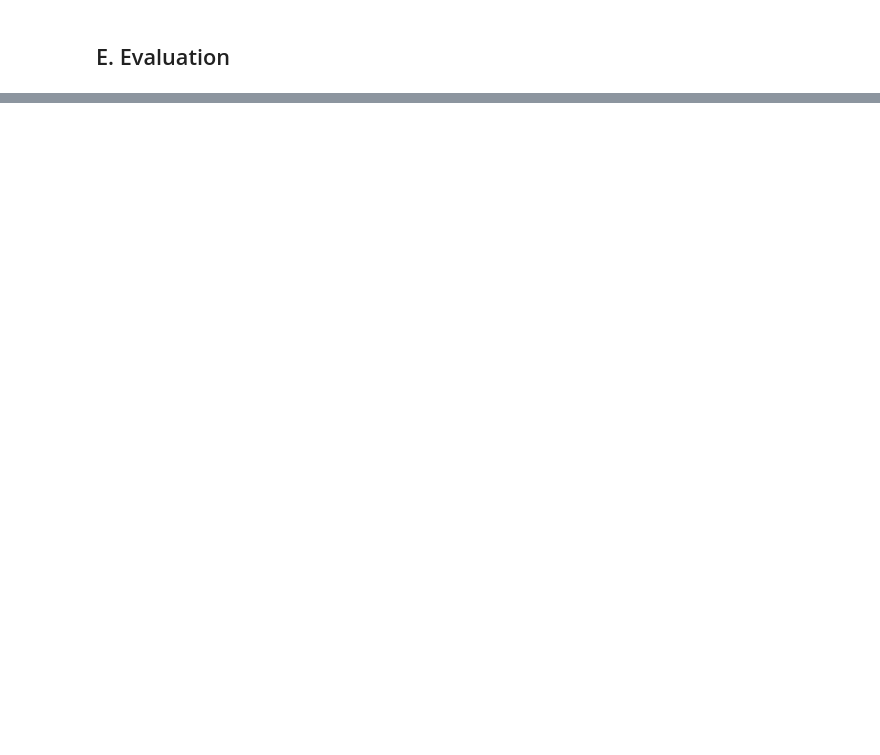
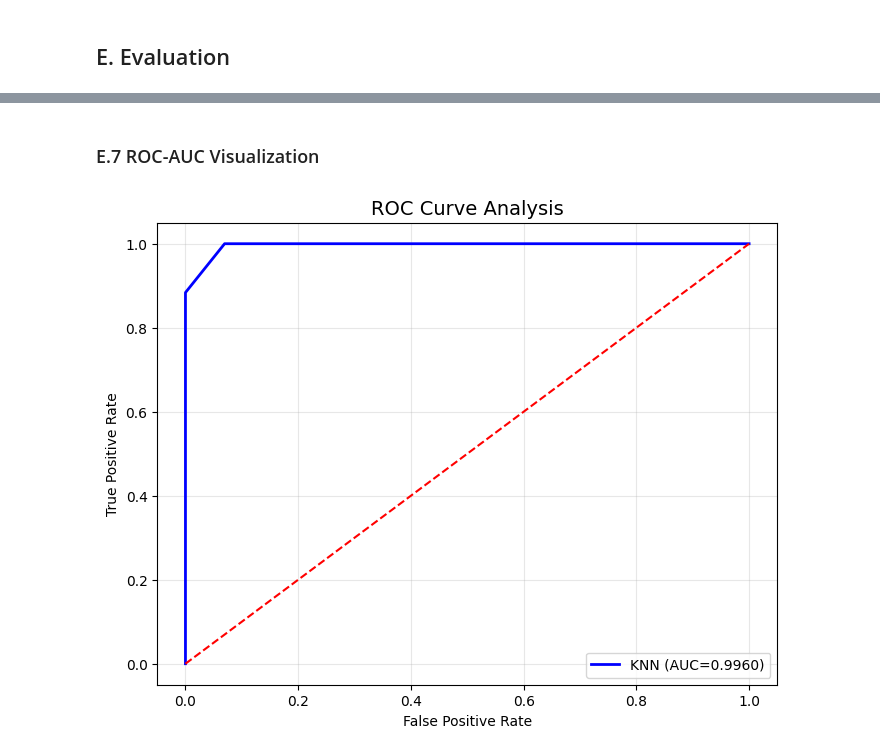
Before and after one commit to HablSank/1Day-1Dataset_MachineLearningProject, a Jupyter notebook: Day-12/KNN (Breast Cancer Wisconsin)/breast-cancer.ipynb, the cells around one changed output, grey strips where cells are left out. Cells and saved outputs as stored; diff of their text form; code cells hidden in the pictures; blank space fills up the shorter version.

Commit message:
Day - 12 (K-Nearest Neighbors) Done

```diff
--- a/Day-12/KNN (Breast Cancer Wisconsin)/breast-cancer.ipynb
+++ b/Day-12/KNN (Breast Cancer Wisconsin)/breast-cancer.ipynb
@@ -503,0 +508,5 @@ plt.show()
+# %%
+model = KNN(3, 1)
+model.train(X_train.values, y_train.values)
+test_predictions = model.predict(X_test.values)
+train_predictions = model.predict(X_train.values)
@@ -505,0 +812,74 @@ plt.show()
+# %% [markdown]
+### E.7 ROC-AUC Visualization
+# %%
+# --- 1. Fungsi Hitung Keyakinan (Probabilitas) ---
+def get_probabilities(X_train, y_train, X_test, k=5):
+    if hasattr(X_train, 'values'):
+        X_train = X_train.values
+    if hasattr(y_train, 'values'):
+        y_train = y_train.values
+    if hasattr(X_test, 'values'):
+        X_test = X_test.values
+
+    probs = []
+    # Loop setiap data test
+    for row in X_test:
+        # Hitung jarak ke semua data training (Euclidean)
+        dists = np.sum(np.abs(X_train - row), axis=1)
+
+        # Ambil K tetangga terdekat
+        idx_neighbors = np.argsort(dists)[:k]
+        labels_neighbors = y_train[idx_neighbors]
+
+        # Hitung: Berapa persen yang bilang "Anjing" (Class 1)?
+        # Contoh: 4 dari 5 tetangga bilang Anjing -> Probabilitas = 0.8
+        prob_dog = np.mean(labels_neighbors == 1)
+        probs.append(prob_dog)
+
+    return np.array(probs)
+
+# --- 2. Main Logic: Hitung & Gambar ROC Curve ---
+# Pastikan data cuma 0 dan 1 (buang class 2 jika ada)
+mask = y_test != 2
+X_test_bin = X_test[mask]
+y_test_bin = y_test[mask]
+
+# Ambil Probabilitas
+y_probs = get_probabilities(X_train, y_train, X_test_bin, k=5)
+
+# Siapkan Threshold (Ambang Batas) dari 0% sampe 100%
+thresholds = np.linspace(0, 1.1, 20)
+tpr_list = []
+fpr_list = []
+
+P = np.sum(y_test_bin == 1) # Total Anjing Asli
+N = np.sum(y_test_bin == 0) # Total Kucing Asli
+
+for t in thresholds:
+    # Prediksi berdasarkan ambang batas t
+    # Jika yakin > t, anggap Anjing (1), kalau tidak, Kucing (0)
+    y_pred_temp = (y_probs >= t).astype(int)
+
+    # Hitung TP (Anjing beneran kedetect Anjing)
+    TP = np.sum((y_pred_temp == 1) & (y_test_bin == 1))
+    # Hitung FP (Kucing malah dibilang Anjing)
+    FP = np.sum((y_pred_temp == 1) & (y_test_bin == 0))
+
+    tpr_list.append(TP / P) # True Positive Rate
+    fpr_list.append(FP / N) # False Positive Rate
+
+# Hitung AUC (Luas Area) Manual Sederhana
+auc_score = np.trapezoid(tpr_list[::-1], fpr_list[::-1]) # Dibalik biar urut
+
+# --- 3. Visualisasi ---
+plt.figure(figsize=(8, 6))
+plt.plot(fpr_list, tpr_list, color='blue', linewidth=2, label=f'KNN (AUC={abs(auc_score):.4f})')
+plt.plot([0, 1], [0, 1], color='red', linestyle='--') # Garis Random
+plt.title('ROC Curve Analysis', fontsize=14)
+plt.xlabel('False Positive Rate')
+plt.ylabel('True Positive Rate')
+plt.legend()
+plt.grid(True, alpha=0.3)
+plt.show()
+# %% [output]
+[figure, added]
```
Also changed, not shown: parts of 42 cells of this notebook.
